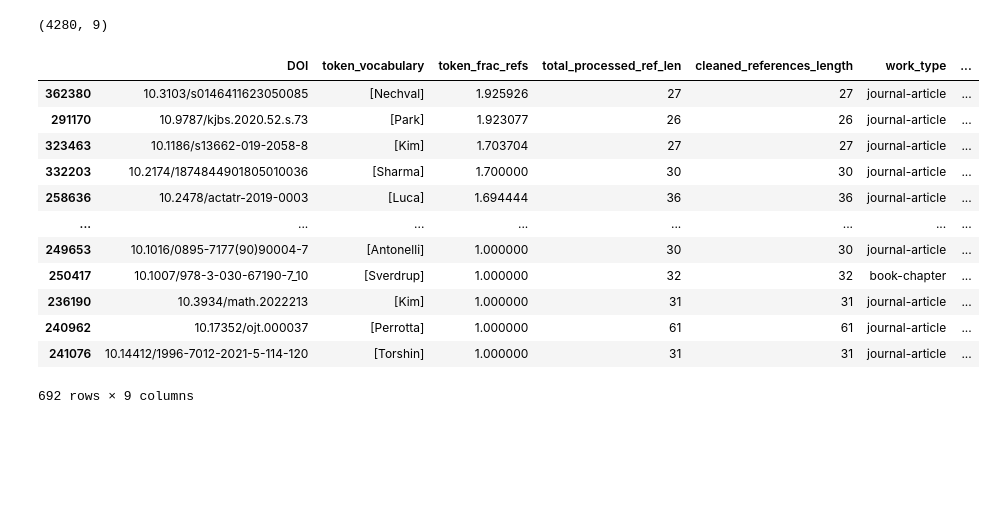
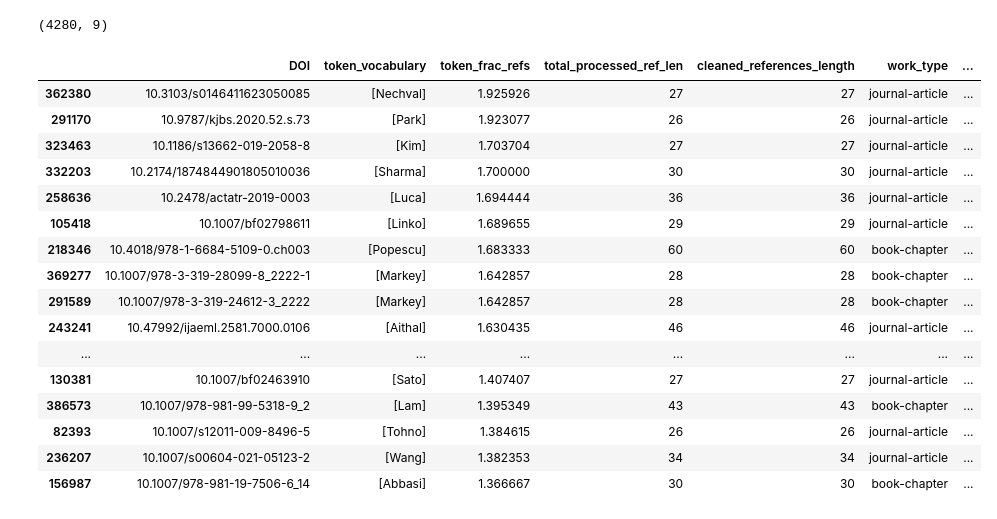
Before and after one commit to eshadatta/sneaked_refs_explorations, a Jupyter notebook: token_count_results.ipynb, the cells around one changed output. Cells and saved outputs as stored; diff of their text form; code cells hidden in the pictures; blank space fills up the shorter version.

```diff
--- a/token_count_results.ipynb
+++ b/token_count_results.ipynb
@@ -36,18 +108,22 @@ weird_tokens.shape
 # %% [output]
 (4280, 9)
 # %%
-weird_tokens[weird_tokens.flag == "Yes"]
+weird_tokens[weird_tokens.flag == "Yes"].head(50)
 # %% [output]
 |  | DOI | token_vocabulary | token_frac_refs | total_processed_ref_len | cleaned_references_length | work_type | ... |
 | 362380 | 10.3103/s0146411623050085 | [Nechval] | 1.925926 | 27 | 27 | journal-article | ... |
 | 291170 | 10.9787/kjbs.2020.52.s.73 | [Park] | 1.923077 | 26 | 26 | journal-article | ... |
 | 323463 | 10.1186/s13662-019-2058-8 | [Kim] | 1.703704 | 27 | 27 | journal-article | ... |
 | 332203 | 10.2174/1874844901805010036 | [Sharma] | 1.700000 | 30 | 30 | journal-article | ... |
 | 258636 | 10.2478/actatr-2019-0003 | [Luca] | 1.694444 | 36 | 36 | journal-article | ... |
+| 105418 | 10.1007/bf02798611 | [Linko] | 1.689655 | 29 | 29 | journal-article | ... |
+| 218346 | 10.4018/978-1-6684-5109-0.ch003 | [Popescu] | 1.683333 | 60 | 60 | book-chapter | ... |
+| 369277 | 10.1007/978-3-319-28099-8_2222-1 | [Markey] | 1.642857 | 28 | 28 | book-chapter | ... |
+| 291589 | 10.1007/978-3-319-24612-3_2222 | [Markey] | 1.642857 | 28 | 28 | book-chapter | ... |
+| 243241 | 10.47992/ijaeml.2581.7000.0106 | [Aithal] | 1.630435 | 46 | 46 | journal-article | ... |
 | ... | ... | ... | ... | ... | ... | ... | ... |
-| 249653 | 10.1016/0895-7177(90)90004-7 | [Antonelli] | 1.000000 | 30 | 30 | journal-article | ... |
-| 250417 | 10.1007/978-3-030-67190-7_10 | [Sverdrup] | 1.000000 | 32 | 32 | book-chapter | ... |
-| 236190 | 10.3934/math.2022213 | [Kim] | 1.000000 | 31 | 31 | journal-article | ... |
-| 240962 | 10.17352/ojt.000037 | [Perrotta] | 1.000000 | 61 | 61 | journal-article | ... |
-| 241076 | 10.14412/1996-7012-2021-5-114-120 | [Torshin] | 1.000000 | 31 | 31 | journal-article | ... |
+| 130381 | 10.1007/bf02463910 | [Sato] | 1.407407 | 27 | 27 | journal-article | ... |
+| 386573 | 10.1007/978-981-99-5318-9_2 | [Lam] | 1.395349 | 43 | 43 | book-chapter | ... |
+| 82393 | 10.1007/s12011-009-8496-5 | [Tohno] | 1.384615 | 26 | 26 | journal-article | ... |
+| 236207 | 10.1007/s00604-021-05123-2 | [Wang] | 1.382353 | 34 | 34 | journal-article | ... |
+| 156987 | 10.1007/978-981-19-7506-6_14 | [Abbasi] | 1.366667 | 30 | 30 | book-chapter | ... |
-692 rows × 9 columns
```
Also changed, not shown: parts of 14 cells of this notebook, 1 other file.
